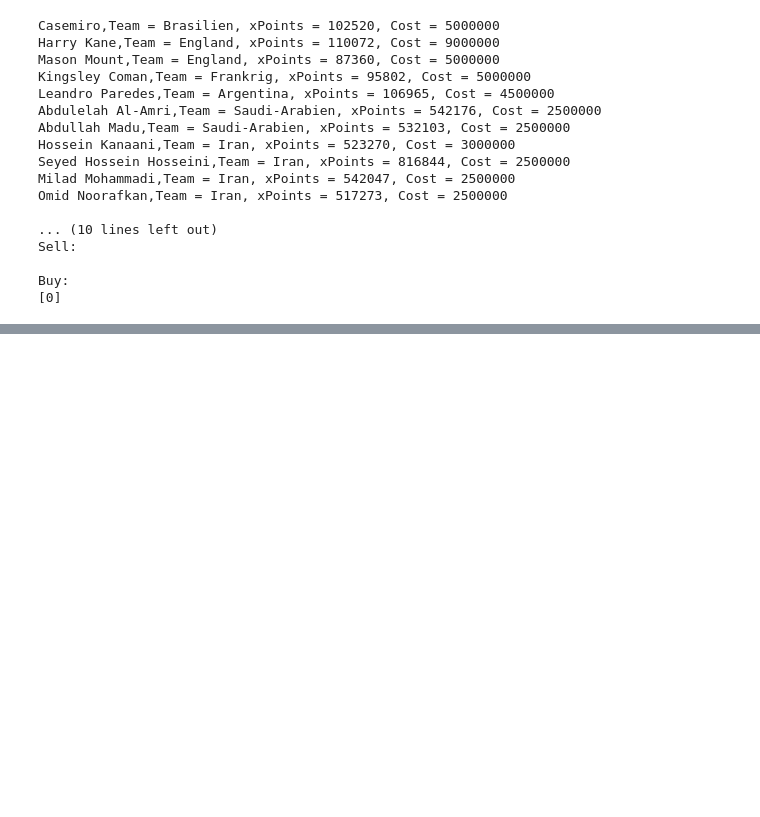
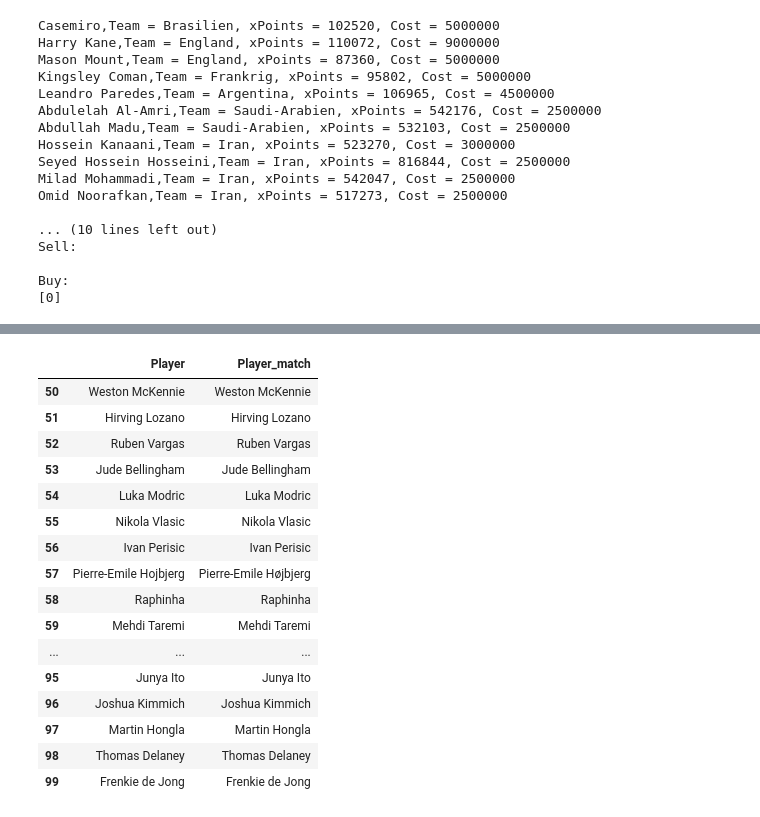
Before and after one commit to MathiasMSorensen/WC2022--Lineup-Optimizer, a Jupyter notebook: optimize.ipynb, the cells around one changed output, grey strips where cells are left out. Cells and saved outputs as stored; diff of their text form; code cells hidden in the pictures; blank space fills up the shorter version.

```diff
--- a/optimize.ipynb
+++ b/optimize.ipynb
@@ -29,0 +135,20 @@ Buy:
+# %%
+rw[["Player","Player_match"]].iloc[50:100]
+# %% [output]
+|  | Player | Player_match |
+| 50 | Weston McKennie | Weston McKennie |
+| 51 | Hirving Lozano | Hirving Lozano |
+| 52 | Ruben Vargas | Ruben Vargas |
+| 53 | Jude Bellingham | Jude Bellingham |
+| 54 | Luka Modric | Luka Modric |
+| 55 | Nikola Vlasic | Nikola Vlasic |
+| 56 | Ivan Perisic | Ivan Perisic |
+| 57 | Pierre-Emile Hojbjerg | Pierre-Emile Højbjerg |
+| 58 | Raphinha | Raphinha |
+| 59 | Mehdi Taremi | Mehdi Taremi |
+| ... | ... | ... |
+| 95 | Junya Ito | Junya Ito |
+| 96 | Joshua Kimmich | Joshua Kimmich |
+| 97 | Martin Hongla | Martin Hongla |
+| 98 | Thomas Delaney | Thomas Delaney |
+| 99 | Frenkie de Jong | Frenkie de Jong |
```
Also changed, not shown: parts of 9 cells of this notebook, 2 other files.
